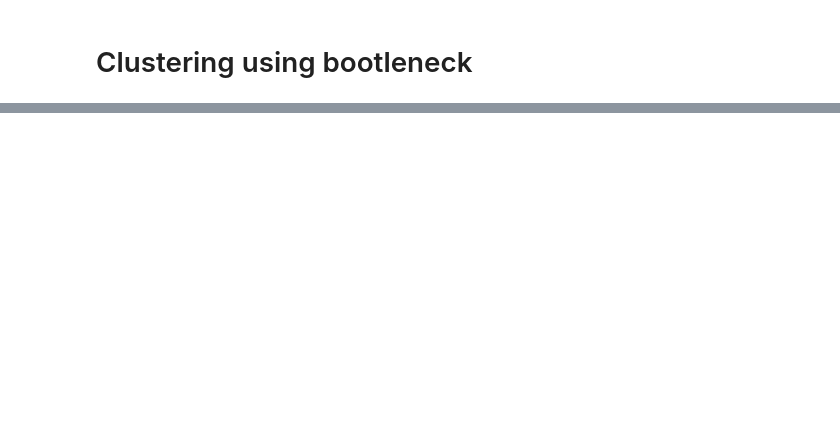
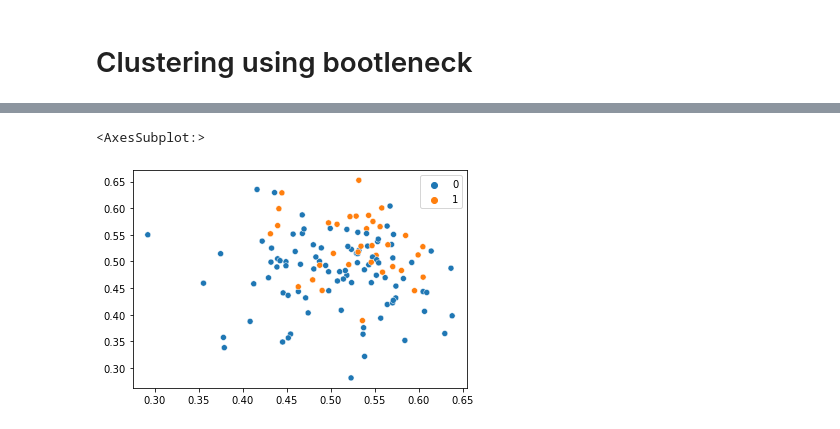
Before and after one commit to tonibofarull/TSAutoencoder, a Jupyter notebook: src/main.ipynb, the cells around one changed output, grey strips where cells are left out. Saved outputs shown, nothing was run; the diff lists cells and outputs as text; code cells hidden in the pictures; blank space fills up the shorter version.

```diff
--- a/src/main.ipynb
+++ b/src/main.ipynb
@@ -134,0 +186,7 @@ sns.pairplot(pd.DataFrame(bns))
+# %%
+d1 = 0
+d2 = 2
+sns.scatterplot(bns[:,d1], bns[:,d2], clus)
+# %% [output]
+<AxesSubplot:>
+[figure, added]
```
Also changed, not shown: parts of 15 cells of this notebook, 2 other files.
